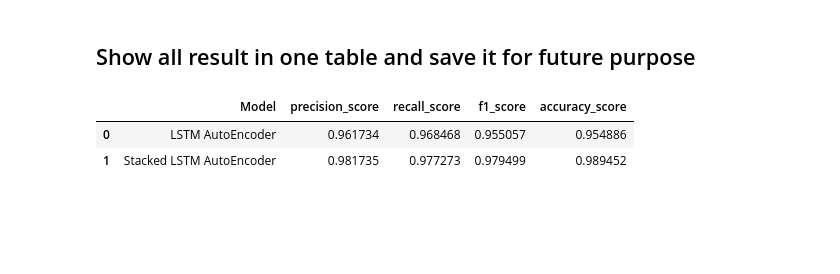
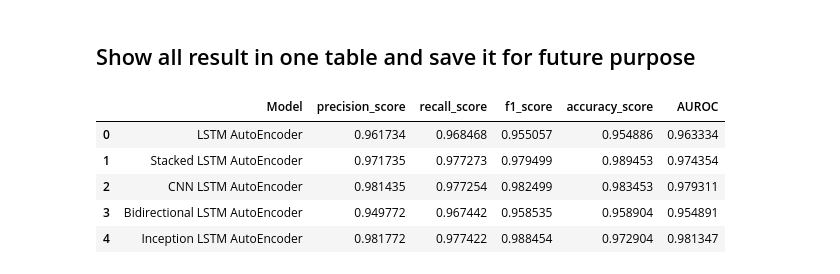
Before and after one commit to 1905046-NiazRahman/CSE472-Project, a Jupyter notebook: LSTM-Variation.ipynb, the cells around one changed output. Cells and saved outputs as stored; diff of their text form; code cells hidden in the pictures; blank space fills up the shorter version.

```diff
--- a/LSTM-Variation.ipynb
+++ b/LSTM-Variation.ipynb
@@ -283,0 +528,2 @@ model.save('./models/Stacked_LSTM_AutoEncoder.h5')
+# %%
+fit_model(model, X_train_3d, EPOCHS, BATCH_SIZE, verbose=0, callbacks=[EARLY_STOPPING])
@@ -283,0 +532,12 @@ model.save('./models/Stacked_LSTM_AutoEncoder.h5')
+# %%
+# make predictions (reconstructions) for each dataset
+X_train_pred, X_val_pred, X_test_pred, X_train_pred_proba, X_val_pred_proba, X_test_pred_proba = make_predictions(model, X_train_3d, X_val_3d, X_test_3d)
+
+# calculate reconstructions losses for each dataset
+train_loss, val_loss, test_loss = calculate_reconstrucion_losses(X_train_3d, X_train_pred,
+                                                                 X_val_3d, X_val_pred,
+                                                                 X_test_3d, X_test_pred)
+
+# show train reconstrucion losses distribution
+plt.title('Train reconstrucion losses distribution')
+sns.distplot(train_loss, bins=50, kde=True)
@@ -283,0 +546,5 @@ model.save('./models/Stacked_LSTM_AutoEncoder.h5')
+# %%
+# define percentile range for tesing threshold
+percentiles = range(90,100)
+
+threshold = select_threshold(train_loss, y_val, val_loss, percentiles)
@@ -283,0 +564,9 @@ model.save('./models/Stacked_LSTM_AutoEncoder.h5')
+# %%
+# predict test set classes based on test reconctrucion losses and selected threshold
+y_test_pred = [int(x < threshold) for x in test_loss]
+y_test_pred_proba = X_test_pred_proba
+# calculate and print predicion metrics
+test_accuracy, test_precision, test_recall, test_f1_score, test_auroc = calculate_prediction_metrics(y_test, y_test_pred,y_test_pred_proba, verbose=1)
+
+# add prediction metrics to place holder
+results.add_components('Bidirectional LSTM AutoEncoder', X_test_pred, y_test_pred, test_accuracy, test_precision, test_recall, test_f1_score, test_auroc)
@@ -285,24 +621,28 @@ model.save('./models/Stacked_LSTM_AutoEncoder.h5')
 ## Show all result in one table and save it for future purpose
 # %%
 # get prediction metric result lists from placeholder
-precision_score, recall_score, f1_score, accuracy_score = results.get_metrics()
+precision_score, recall_score, f1_score, accuracy_score,auroc = results.get_metrics()
 
 # get model names list from placeholder
 models_name = results.get_names()
 
 # create dictionary of results
 results_dict = {'precision_score': precision_score,
                'recall_score': recall_score,
                'f1_score': f1_score,
-               'accuracy_score' : accuracy_score}
+               'accuracy_score' : accuracy_score,
+               'AUROC' : auroc}
 
 results_df = pd.DataFrame(data=results_dict)
 results_df.insert(loc=0, column='Model', value=models_name)
 results_df
 # %% [output]
-|  | Model | precision_score | recall_score | f1_score | accuracy_score |
-| 0 | LSTM AutoEncoder | 0.961734 | 0.968468 | 0.955057 | 0.954886 |
-| 1 | Stacked LSTM AutoEncoder | 0.981735 | 0.977273 | 0.979499 | 0.989452 |
+|  | Model | precision_score | recall_score | f1_score | accuracy_score | AUROC |
+| 0 | LSTM AutoEncoder | 0.961734 | 0.968468 | 0.955057 | 0.954886 | 0.963334 |
+| 1 | Stacked LSTM AutoEncoder | 0.971735 | 0.977273 | 0.979499 | 0.989453 | 0.974354 |
+| 2 | CNN LSTM AutoEncoder | 0.981435 | 0.977254 | 0.982499 | 0.983453 | 0.979311 |
+| 3 | Bidirectional LSTM AutoEncoder | 0.949772 | 0.967442 | 0.958535 | 0.958904 | 0.954891 |
+| 4 | Inception LSTM AutoEncoder | 0.981772 | 0.977422 | 0.988454 | 0.972904 | 0.981347 |
 # %%
 # save metrics
 results_df.to_csv('./results/final_results.csv')
```
Also changed, not shown: parts of 37 cells of this notebook, 1 other file.
